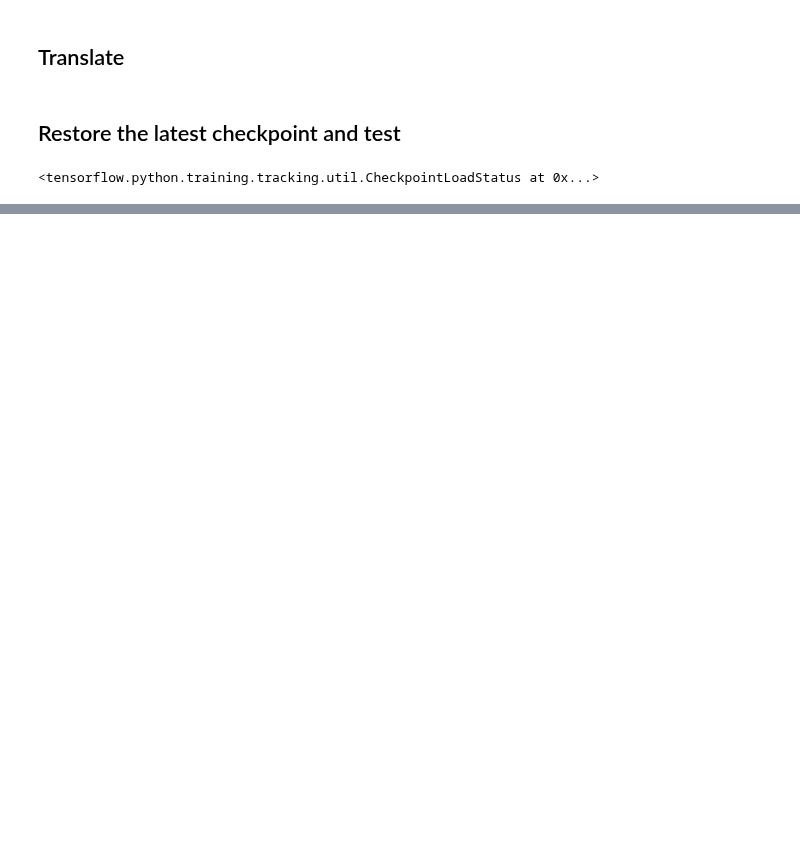
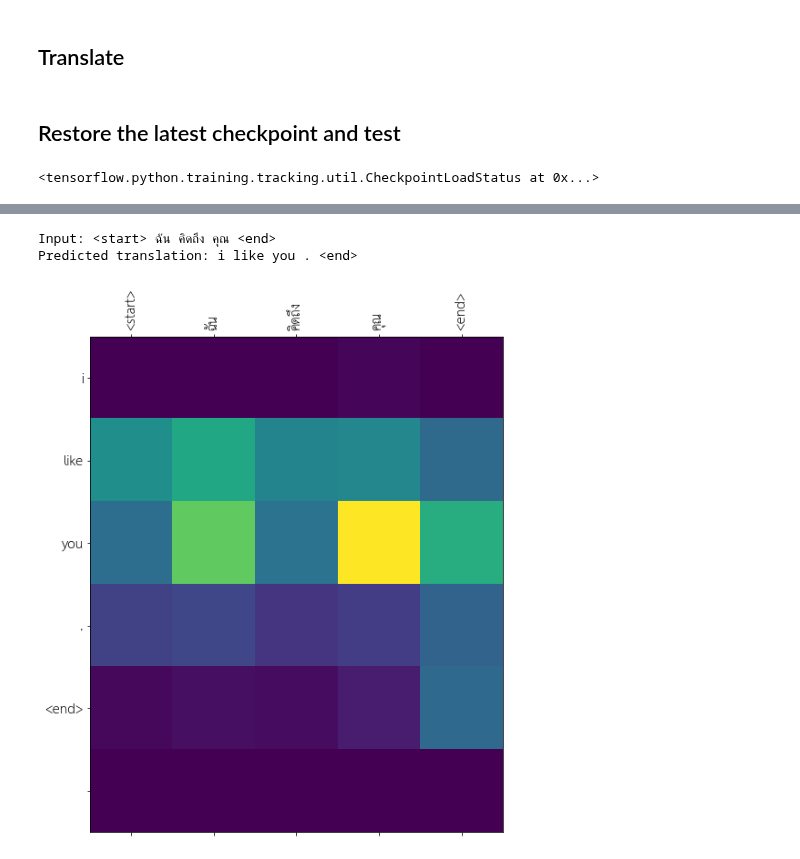
Before and after one commit to BOSS-Danuphan/nlp_tutorial, a Jupyter notebook: thai_eng_nmt.ipynb, the cells around one changed output, grey strips where cells are left out. Cells and saved outputs as stored; diff of their text form; code cells hidden in the pictures; blank space fills up the shorter version.

```diff
--- a/thai_eng_nmt.ipynb
+++ b/thai_eng_nmt.ipynb
@@ -538,3 +549,9 @@ Predicted translation: i don t do that . <end>
+# %%
+translate('ฉันคิดถึงคุณ')
+# %% [output]
+Input: <start> ฉัน คิดถึง คุณ <end>
+Predicted translation: i like you . <end>
+[figure, added]
 # %%
 translate('ฉันคิดว่าคุณพูดถูก')
 # %% [output]
```
Also changed, not shown: parts of 10 cells of this notebook.
